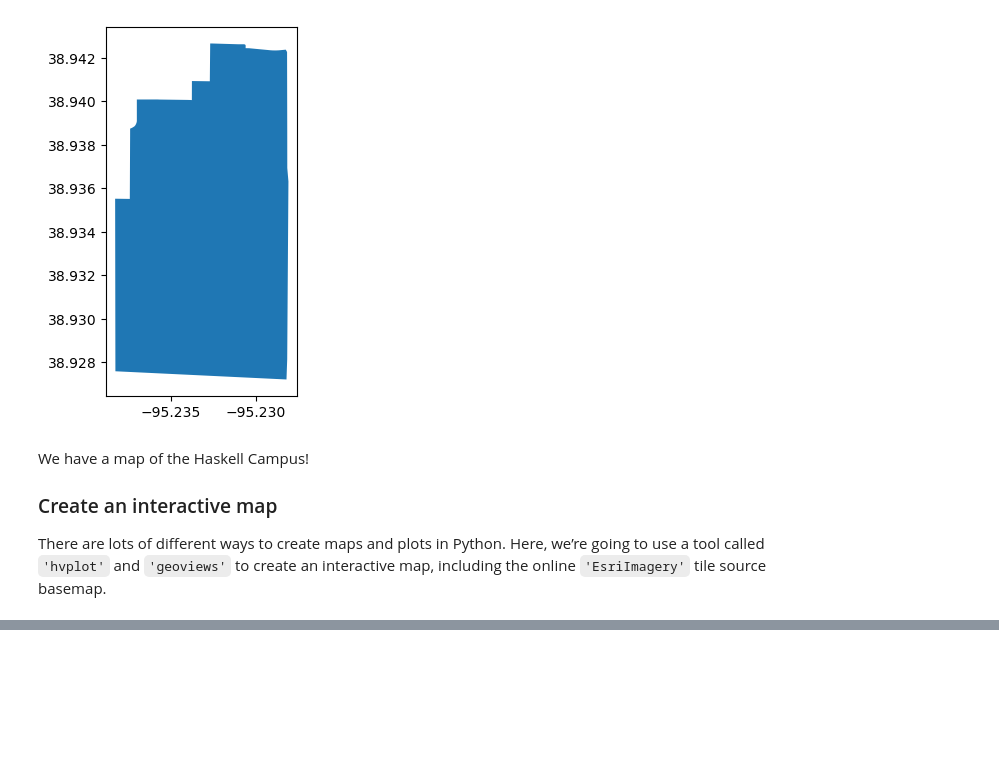
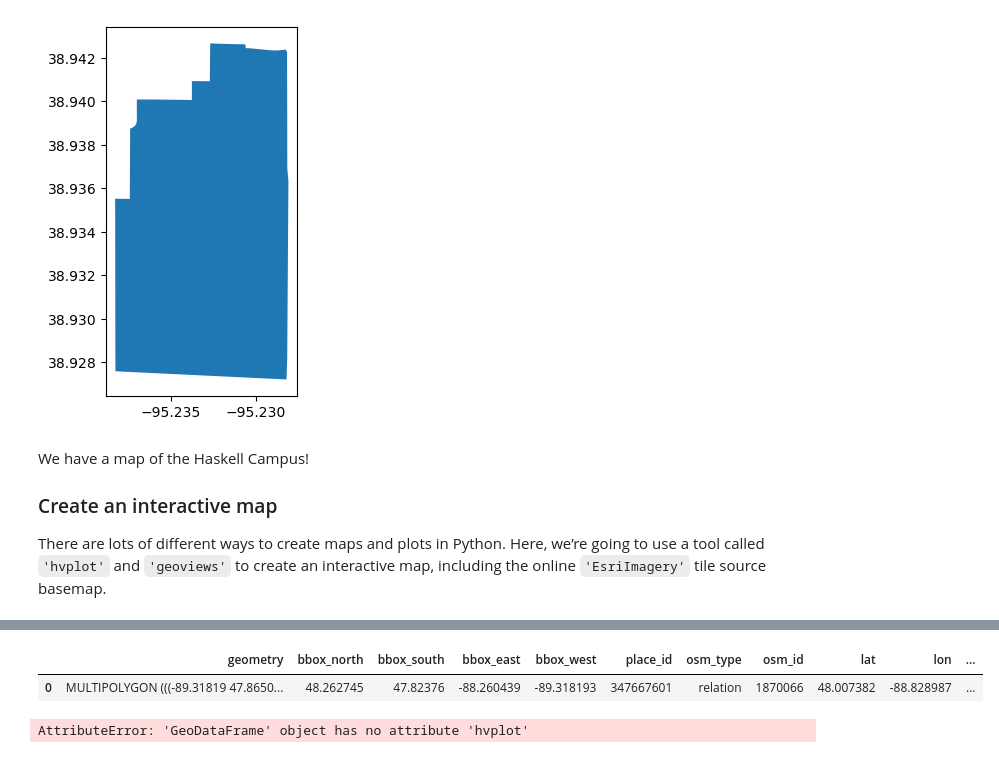
Before and after one commit to courtney-l-king/map, a Jupyter notebook: first-map.ipynb, the cells around one changed output, grey strips where cells are left out. Cells and saved outputs as stored; diff of their text form; code cells hidden in the pictures; blank space fills up the shorter version.

```diff
--- a/first-map.ipynb
+++ b/first-map.ipynb
@@ -99,3 +99,42 @@ This will raise in a future version.
   warnings.warn(msg, FutureWarning)
 WARNING:bokeh.core.validation.check:W-1005 (FIXED_SIZING_MODE): 'fixed' sizing mode requires width and height to be set: figure(id='p1043', ...)
 [interactive output not drawn]
+# %%
+# Search for ISRO
+
+#This didn't work:
+#isro_gdf = osm.features_from_address(
+#    'Isle Royale',
+#    {'heritage:operator': ['nrhp']})
+#isro_gdf
+
+#Trying a different approach
+# Install Python packages (OpenStreetMap)
+import osmnx as ox
+
+# Query OSM for Isle Royale
+isleroyale_gdf = ox.geocode_to_gdf("Isle Royale National Park")
+isleroyale_gdf
+# %% [output]
+|  | geometry | bbox_north | bbox_south | bbox_east | bbox_west | place_id | osm_type | osm_id | lat | lon | ... |
+| 0 | MULTIPOLYGON (((-89.31819 47.8650... | 48.262745 | 47.82376 | -88.260439 | -89.318193 | 347667601 | relation | 1870066 | 48.007382 | -88.828987 | ... |
+# %%
+# Plot boundary
+isro_map = isleroyale_gdf.reset_index().hvplot(
+    # Givethe map a descriptive title
+    title="Isle Royale National Park, MI",
+    # Add a basemap
+    geo=True, tiles='EsriImagery',
+    # Change the colors
+    fill_color='white', fill_alpha=0.2,
+    line_color='lightgreen', line_width=5,
+    # Change the image size
+    frame_width=400, frame_height=400)
+
+# Save the map as a file to put on the web
+hv.save(isro_map, 'isro.html')
+
+# Display the map
+isro_map
+# %% [output]
+AttributeError: 'GeoDataFrame' object has no attribute 'hvplot'
```
Also changed, not shown: 9 other files.
